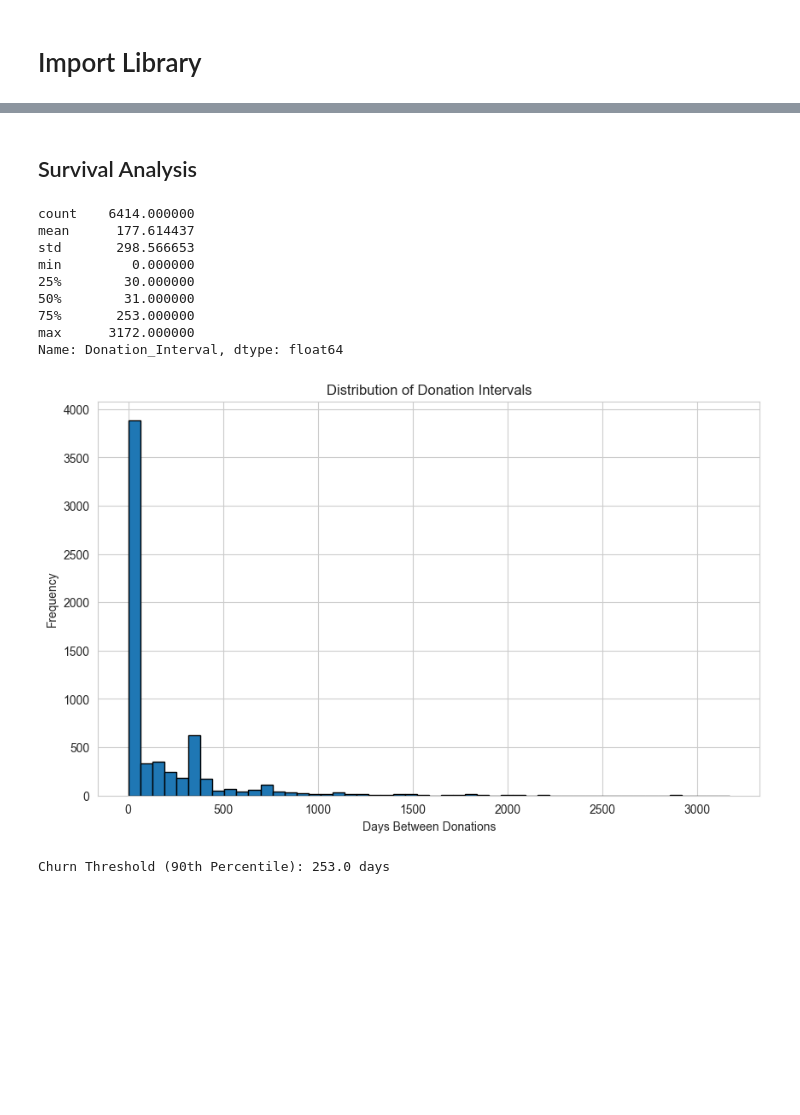
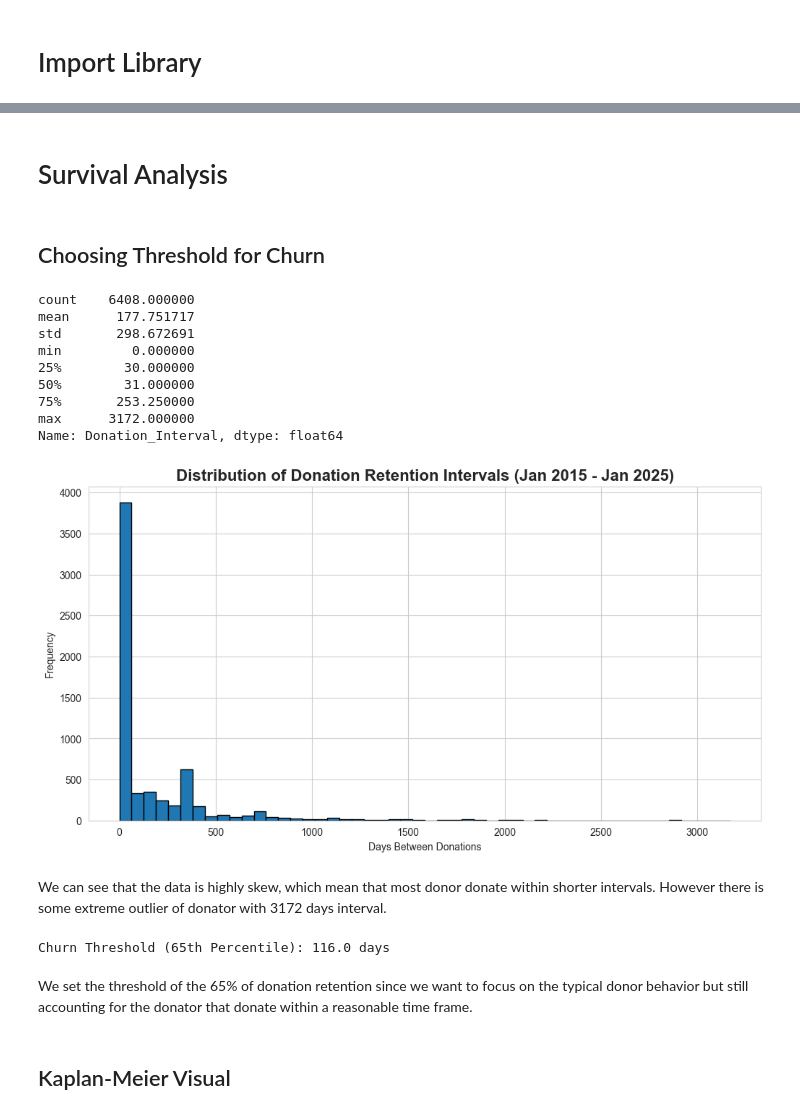
Before and after one commit to uyen-nguyen-190304/BRDC_Cow, a Jupyter notebook: Time_Series_Survival_Analysis.ipynb, the cells around one changed output, grey strips where cells are left out. Saved outputs shown, nothing was run; the diff lists cells and outputs as text; code cells hidden in the pictures; blank space fills up the shorter version.

```diff
--- a/Time_Series_Survival_Analysis.ipynb
+++ b/Time_Series_Survival_Analysis.ipynb
@@ -16,6 +13,6 @@ from lifelines import KaplanMeierFitter
 https://data.bls.gov/timeseries/CUUR0000SA0L1E?output_view=pct_12mths
 # %%
-cpi_df = pd.read_excel('./SeriesReport-20250410235943_836898.xlsx', skiprows= 11)
+cpi_df = pd.read_excel('./SeriesReport-20250411111756_540f2c.xlsx', skiprows= 11)
 # %%
 # Calculate annual average inflation rate
 cpi_df['Inflation_Rate'] = (cpi_df['HALF1'] + cpi_df['HALF2']) / 2
@@ -48,7 +45,7 @@ df_transactions = pd.read_excel('./data/all_transactions.xlsx')
 df_transactions = df_transactions.rename(columns={'Revenue Amount': 'Revenue', 'Account Number': 'ID'})
 # %%
 df = df_transactions.merge(df_rfm, on='ID', how='inner')
-df = df[(df['Type'] != 'Soft Credit') & (df['Revenue'] > 0) & (df['Date'] >= '2015-01-01' ) & (df['Date'] <= '2025-02-01')]
+df = df[(df['Type'] != 'Soft Credit') & (df['Revenue'] > 0) & (df['Date'] >= '2015-01-01' ) & (df['Date'] < '2025-02-01')]
 df['Year'] = df['Date'].dt.year
 # %%
 # Merge CPI Index with revenue data
@@ -324,41 +191,49 @@ plt.show()
 # %% [markdown]
-## Survival Analysis
+# Survival Analysis
+# %% [markdown]
+## Choosing Threshold for Churn
 # %%
 # Sort the data by ID and Date
 df_sorted = df.sort_values(by=['ID', 'Date'])
 
 # Calculate the time difference between consecutive donations for each donor
 df_sorted['Donation_Interval'] = df_sorted.groupby('ID')['Date'].diff().dt.days
 
 # Analyze the distribution of donation intervals
 print(df_sorted['Donation_Interval'].describe())
 
 # Plot the distribution of donation intervals
 import matplotlib.pyplot as plt
-plt.figure(figsize=(10, 6))
+plt.figure(figsize=(12, 6))
 df_sorted['Donation_Interval'].dropna().hist(bins=50, edgecolor='black')
-plt.title('Distribution of Donation Intervals')
+plt.title('Distribution of Donation Retention Intervals (Jan 2015 - Jan 2025)', fontsize=16, weight='bold')
 plt.xlabel('Days Between Donations')
 plt.ylabel('Frequency')
 plt.grid(True)
 plt.show()
 # %% [output]
-count    6414.000000
-mean      177.614437
-std       298.566653
+count    6408.000000
+mean      177.751717
+std       298.672691
 min         0.000000
 25%        30.000000
 50%        31.000000
-75%       253.000000
+75%       253.250000
 max      3172.000000
 Name: Donation_Interval, dtype: float64
-[figure, old version]
+[figure, new version]
+# %% [markdown]
+We can see that the data is highly skew, which mean that most donor donate within shorter intervals. However there is some extreme outlier of donator with 3172 days interval.
 # %%
-# Calculate the 90th percentile of donation intervals
-churn_threshold = df_sorted['Donation_Interval'].quantile(0.75)
-print(f"Churn Threshold (90th Percentile): {churn_threshold} days")
+# Calculate the 65th percentile of donation intervals
+churn_threshold = df_sorted['Donation_Interval'].quantile(0.65)
+print(f"Churn Threshold (65th Percentile): {churn_threshold} days")
 # %% [output]
-Churn Threshold (90th Percentile): 253.0 days
+Churn Threshold (65th Percentile): 116.0 days
+# %% [markdown]
+We set the threshold of the 65% of donation retention since we want to focus on the typical donor behavior but still accounting for the donator that donate within a reasonable time frame.
+# %% [markdown]
+## Kaplan-Meier Visual
 # %%
 # Define 'observation_end' (your dataset cutoff date)
 observation_end = pd.Timestamp('2025-01-31')
```
Also changed, not shown: parts of 35 cells of this notebook, 1 other file.
